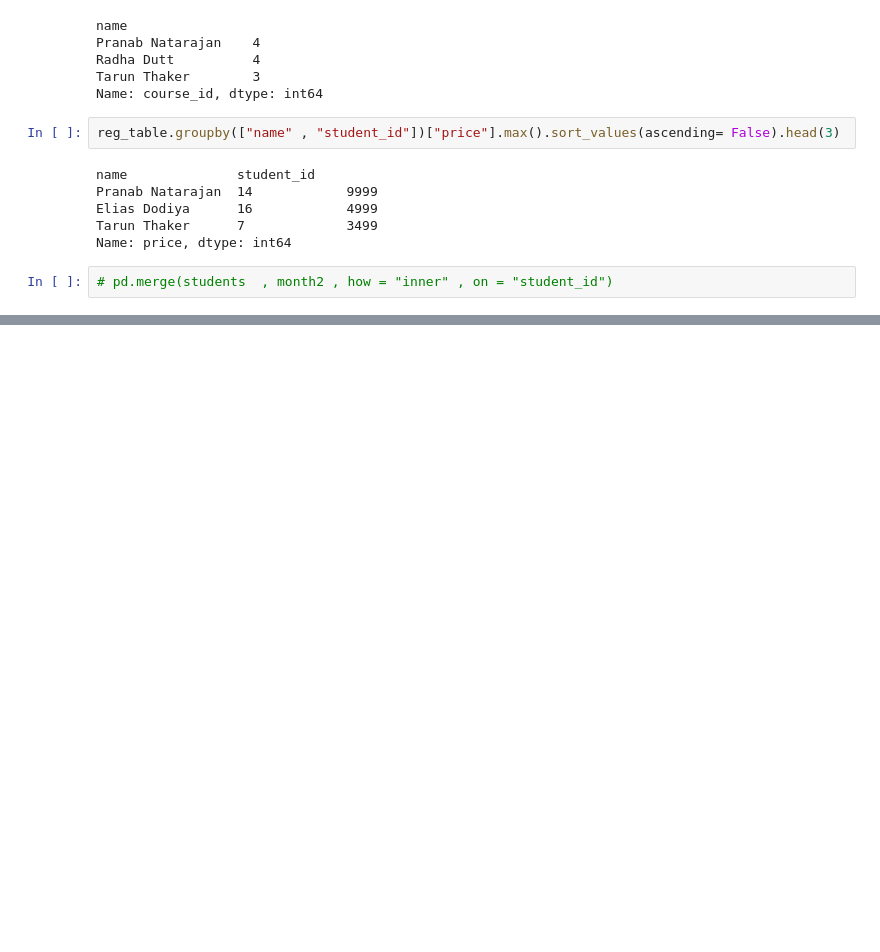
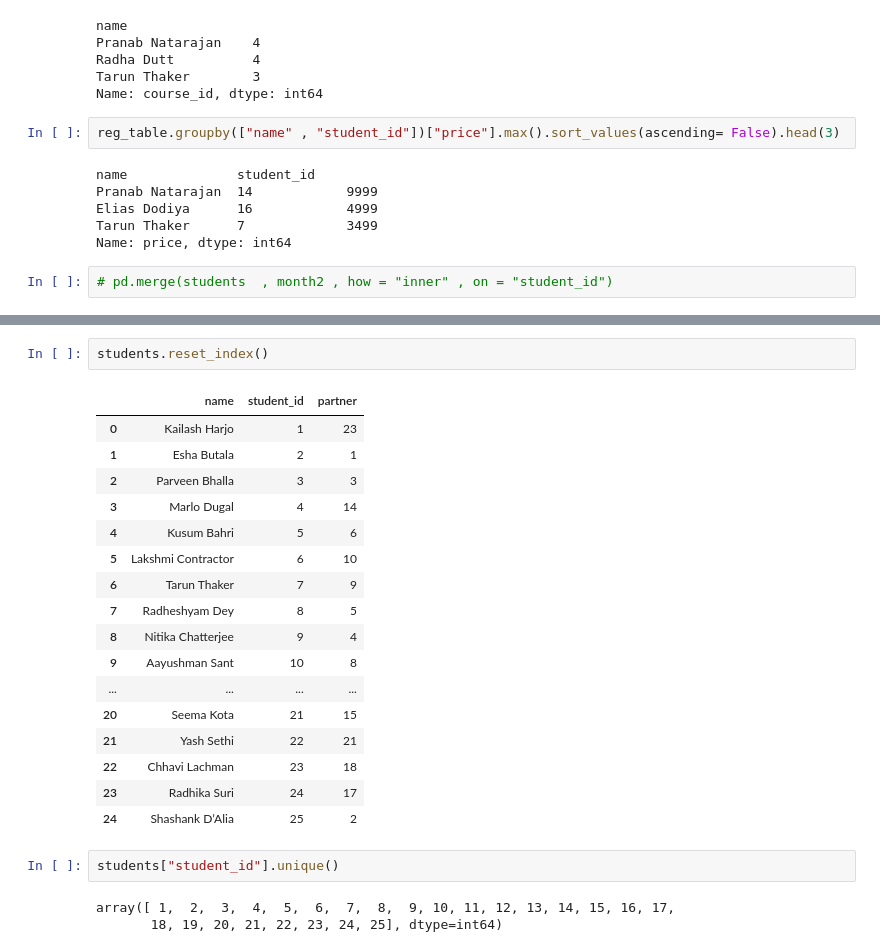
Before and after one commit to Shantnu-singh/PyTorch---Basic-to-Advance, a Jupyter notebook: L17 - Data Manipulation.ipynb, the cells around one changed output, grey strips where cells are left out. Cells and saved outputs as stored; diff of their text form; blank space fills up the shorter version.

```diff
--- a/L17 - Data Manipulation.ipynb
+++ b/L17 - Data Manipulation.ipynb
@@ -493,0 +520,25 @@ Name: price, dtype: int64
+# %%
+students.reset_index()
+# %% [output]
+|  | name | student_id | partner |
+| 0 | Kailash Harjo | 1 | 23 |
+| 1 | Esha Butala | 2 | 1 |
+| 2 | Parveen Bhalla | 3 | 3 |
+| 3 | Marlo Dugal | 4 | 14 |
+| 4 | Kusum Bahri | 5 | 6 |
+| 5 | Lakshmi Contractor | 6 | 10 |
+| 6 | Tarun Thaker | 7 | 9 |
+| 7 | Radheshyam Dey | 8 | 5 |
+| 8 | Nitika Chatterjee | 9 | 4 |
+| 9 | Aayushman Sant | 10 | 8 |
+| ... | ... | ... | ... |
+| 20 | Seema Kota | 21 | 15 |
+| 21 | Yash Sethi | 22 | 21 |
+| 22 | Chhavi Lachman | 23 | 18 |
+| 23 | Radhika Suri | 24 | 17 |
+| 24 | Shashank D’Alia | 25 | 2 |
+# %%
+students["student_id"].unique()
+# %% [output]
+array([ 1,  2,  3,  4,  5,  6,  7,  8,  9, 10, 11, 12, 13, 14, 15, 16, 17,
+       18, 19, 20, 21, 22, 23, 24, 25], dtype=int64)
```
Also changed, not shown: parts of 5 cells of this notebook, 3 other files.
